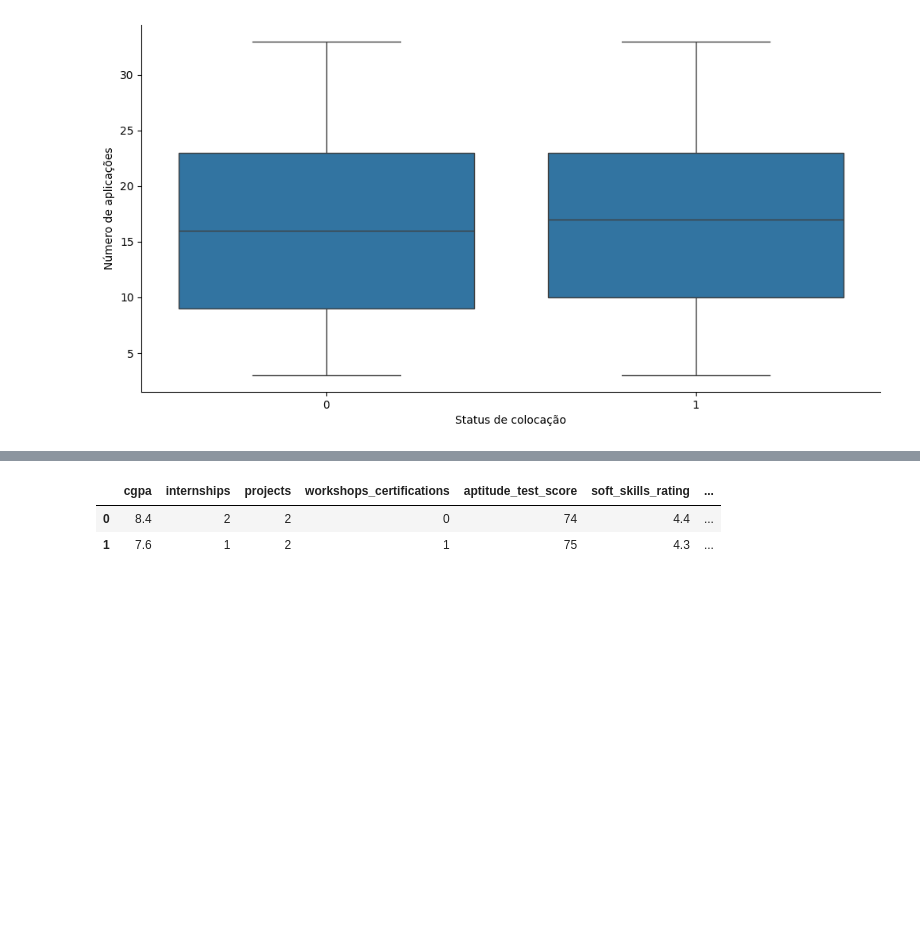
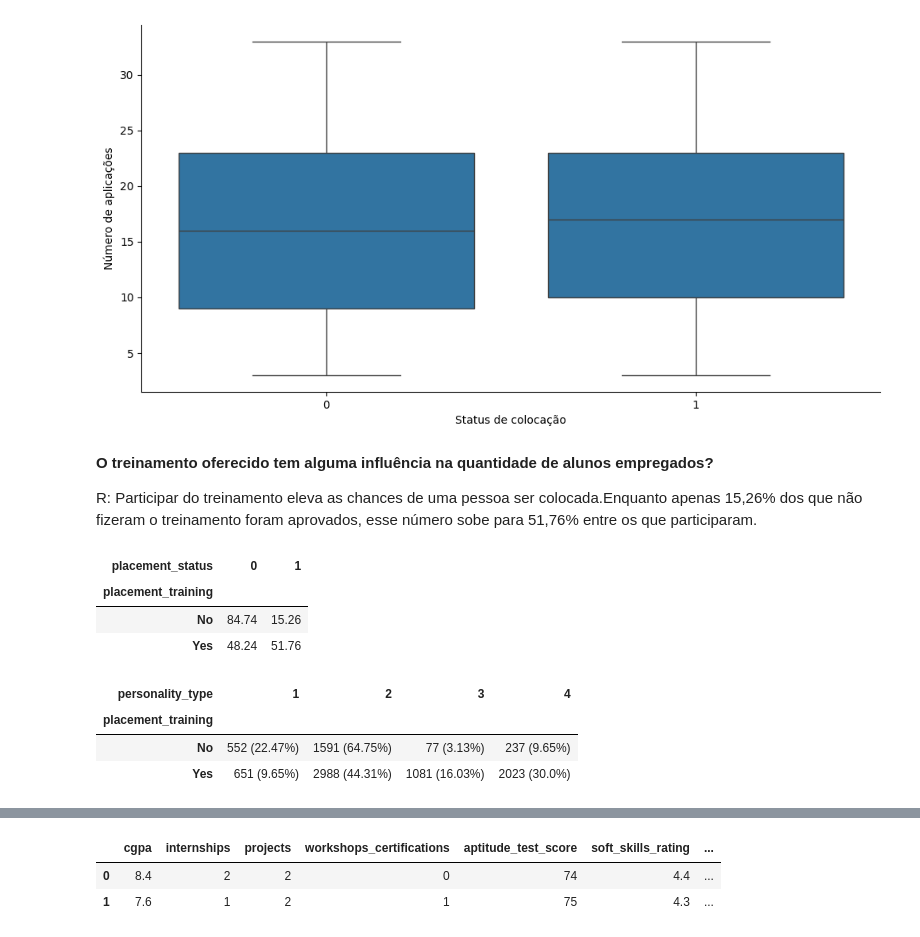
Before and after one commit to Alexandre-Esposte/JobProphet, a Jupyter notebook: notebooks/analise.ipynb, the cells around one changed output, grey strips where cells are left out. Cells and saved outputs as stored; diff of their text form; code cells hidden in the pictures; blank space fills up the shorter version.

```diff
--- a/notebooks/analise.ipynb
+++ b/notebooks/analise.ipynb
@@ -612,3 +612,24 @@ plt.xlabel('Status de colocação')
 # %% [output]
 Text(0.5, 0, 'Status de colocação')
 [figure]
+# %% [markdown]
+**O treinamento oferecido tem alguma influência na quantidade de alunos empregados?**
+
+R: Participar do treinamento eleva as chances de uma pessoa ser colocada.Enquanto apenas 15,26% dos que não fizeram o treinamento foram aprovados, esse número sobe para 51,76% entre os que participaram.
+# %%
+data.groupby('placement_training')['placement_status'].value_counts(normalize = True).unstack().mul(100).round(2)
+# %% [output]
+| placement_status | 0 | 1 |
+| placement_training |  |  |
+| No | 84.74 | 15.26 |
+| Yes | 48.24 | 51.76 |
+# %%
+counts = data.groupby('placement_training')['personality_type'].value_counts().unstack()
+percentages = data.groupby('placement_training')['personality_type'].value_counts(normalize=True).unstack().mul(100).round(2)
+combined = counts.astype(str) + ' (' + percentages.astype(str) + '%)'
+combined
+# %% [output]
+| personality_type | 1 | 2 | 3 | 4 |
+| placement_training |  |  |  |  |
+| No | 552 (22.47%) | 1591 (64.75%) | 77 (3.13%) | 237 (9.65%) |
+| Yes | 651 (9.65%) | 2988 (44.31%) | 1081 (16.03%) | 2023 (30.0%) |
```
Also changed, not shown: parts of 8 cells of this notebook, 4 other files.
